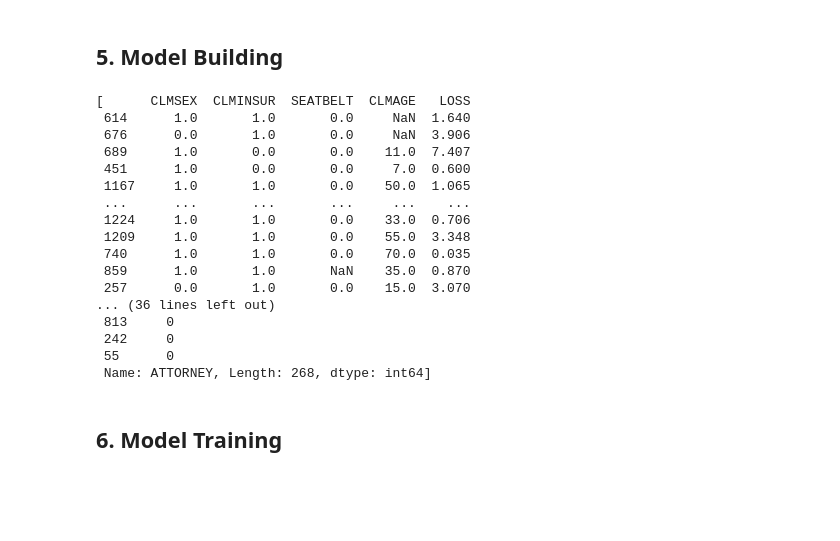
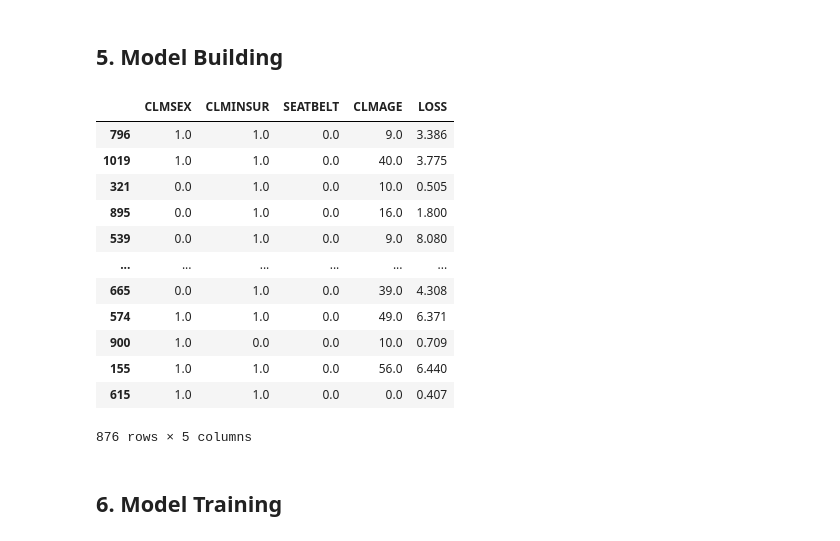
Before and after one commit to Vignesh-H-Space/Learning, a Jupyter notebook: ProITBridge/Machine Learning/02_Logistic Regression/Insurance Prediction.ipynb, the cells around one changed output. Saved outputs shown, nothing was run; the diff lists cells and outputs as text; code cells hidden in the pictures; blank space fills up the shorter version.

Commit message:
Model Training using training data

```diff
--- a/ProITBridge/Machine Learning/02_Logistic Regression/Insurance Prediction.ipynb
+++ b/ProITBridge/Machine Learning/02_Logistic Regression/Insurance Prediction.ipynb
@@ -141,25 +141,23 @@ Name: ATTORNEY, Length: 1340, dtype: int64
 # %% [markdown]
 ## 5. Model Building
 # %%
-train_test_split(X,y,test_size=0.2,shuffle=True)
+ X_train, X_test, y_train, y_test = train_test_split(X,y,test_size=0.2,shuffle=True)
-# %% [output]
-[      CLMSEX  CLMINSUR  SEATBELT  CLMAGE   LOSS
- 614      1.0       1.0       0.0     NaN  1.640
- 676      0.0       1.0       0.0     NaN  3.906
- 689      1.0       0.0       0.0    11.0  7.407
- 451      1.0       0.0       0.0     7.0  0.600
- 1167     1.0       1.0       0.0    50.0  1.065
- ...      ...       ...       ...     ...    ...
- 1224     1.0       1.0       0.0    33.0  0.706
- 1209     1.0       1.0       0.0    55.0  3.348
- 740      1.0       1.0       0.0    70.0  0.035
- 859      1.0       1.0       NaN    35.0  0.870
- 257      0.0       1.0       0.0    15.0  3.070
-... (36 lines left out)
- 813     0
- 242     0
- 55      0
- Name: ATTORNEY, Length: 268, dtype: int64]
+# %%
+X_train
+# %% [output]
+|  | CLMSEX | CLMINSUR | SEATBELT | CLMAGE | LOSS |
+| 796 | 1.0 | 1.0 | 0.0 | 9.0 | 3.386 |
+| 1019 | 1.0 | 1.0 | 0.0 | 40.0 | 3.775 |
+| 321 | 0.0 | 1.0 | 0.0 | 10.0 | 0.505 |
+| 895 | 0.0 | 1.0 | 0.0 | 16.0 | 1.800 |
+| 539 | 0.0 | 1.0 | 0.0 | 9.0 | 8.080 |
+| ... | ... | ... | ... | ... | ... |
+| 665 | 0.0 | 1.0 | 0.0 | 39.0 | 4.308 |
+| 574 | 1.0 | 1.0 | 0.0 | 49.0 | 6.371 |
+| 900 | 1.0 | 0.0 | 0.0 | 10.0 | 0.709 |
+| 155 | 1.0 | 1.0 | 0.0 | 56.0 | 6.440 |
+| 615 | 1.0 | 1.0 | 0.0 | 0.0 | 0.407 |
+876 rows × 5 columns
 # %%
 logistic_model = LogisticRegression()
 # %% [markdown]
```
Also changed, not shown: parts of 3 cells of this notebook.
